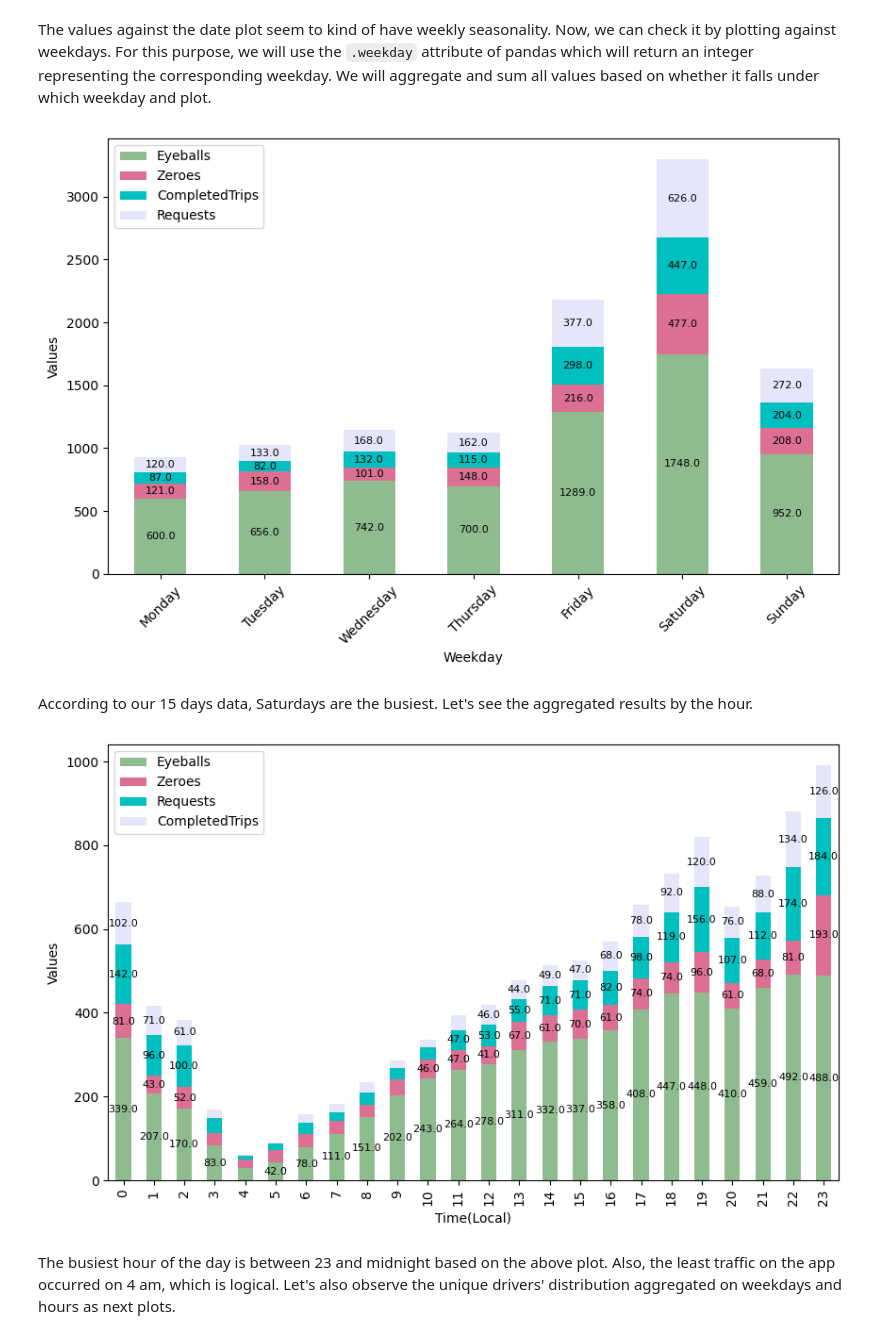
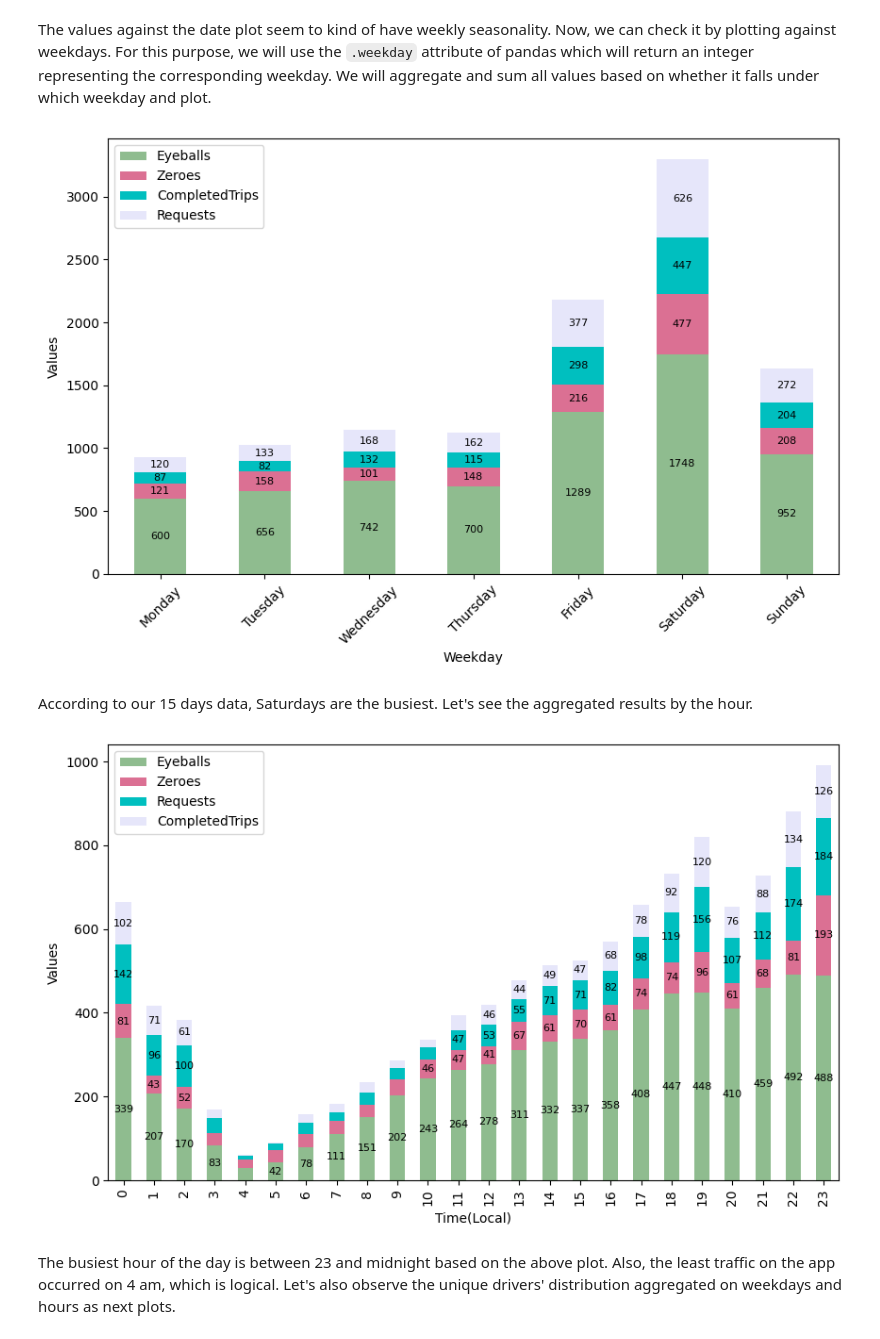
Before and after one commit to manujsinghwal/insights-from-uber-supply-and-demand-data, a Jupyter notebook: insights_from_uber_supply_and_demand_data.ipynb, the cells around one changed output. Drawn from its saved outputs; the diff is of its cells as text; code cells hidden in the pictures.

```diff
--- a/insights_from_uber_supply_and_demand_data.ipynb
+++ b/insights_from_uber_supply_and_demand_data.ipynb
@@ -160,7 +160,7 @@ for c in ax1.containers:
     labels = []
     for v in c:
         if v.get_height() > 40:
-            labels.append(v.get_height())
+            labels.append(int(v.get_height()))
         else:
             labels.append('')
 
@@ -195,7 +195,7 @@ for c in ax2.containers:
     labels = []
     for v in c:
         if v.get_height() > 40:
-            labels.append(v.get_height())
+            labels.append(int(v.get_height()))
         else:
             labels.append('')
 
@@ -205,34 +205,34 @@ plt.ylabel("Values")
 plt.xticks(rotation=45)
 plt.show()
 # %% [output]
-[figure, old version]
+[figure, new version]
 # %% [markdown]
 According to our 15 days data, Saturdays are the busiest. Let's see the aggregated results by the hour.
 # %%
 ax3 = (
       df[['Time(Local)', 'Eyeballs', 'Zeroes', 'Requests', 'CompletedTrips']]
       .groupby('Time(Local)')
       .sum()
       .reset_index()
       .plot(kind='bar', stacked=True, x='Time(Local)', color=color_pallete)
     )
 
 # Annotating on the bars
 for c in ax3.containers:
     # If the segment is small or 0, we can customize the labels
     labels = []
     for v in c:
         if v.get_height() > 40:
-            labels.append(v.get_height())
+            labels.append(int(v.get_height()))
         else:
             labels.append('')
 
     ax3.bar_label(c, labels=labels, label_type='center', fontsize=8)
 
 plt.ylabel("Values")
 plt.show()
 # %% [output]
-[figure, old version]
+[figure, new version]
 # %% [markdown]
 The busiest hour of the day is between 23 and midnight based on the above plot. Also, the least traffic on the app occurred on 4 am, which is logical. Let's also observe the unique drivers' distribution aggregated on weekdays and hours as next plots.
 # %%
```
Also changed, not shown: parts of 3 cells of this notebook.
